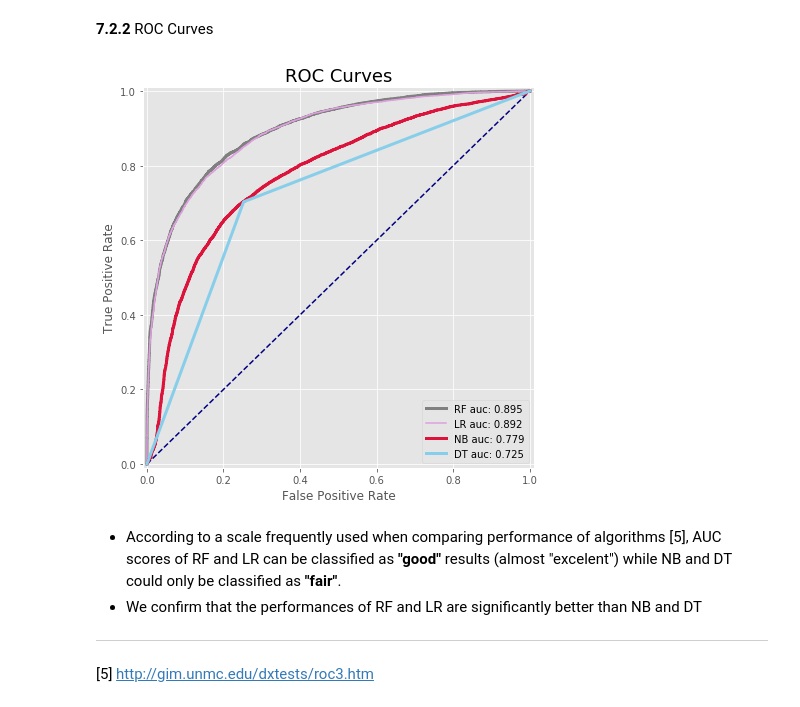
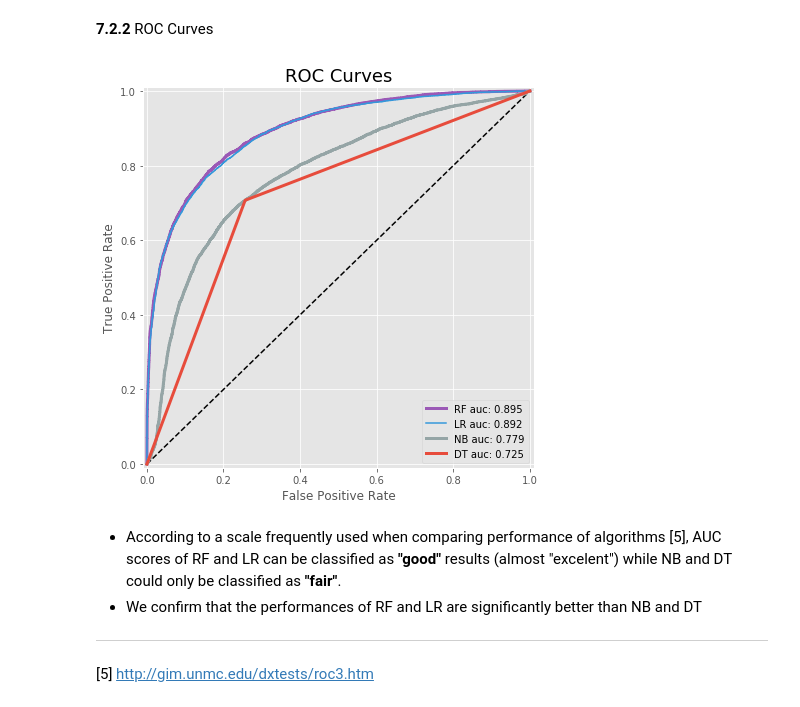
Before and after one commit to jperezlapillo/Living-Wage-Prediction, a Jupyter notebook: LivingWageProject.ipynb, the cells around one changed output. Saved outputs shown, nothing was run; the diff lists cells and outputs as text; code cells hidden in the pictures.

```diff
--- a/LivingWageProject.ipynb
+++ b/LivingWageProject.ipynb
@@ -551,9 +552,9 @@ NB Accuracy: 73.2 %
 # Decision trees
 from sklearn import tree
 dt = tree.DecisionTreeClassifier()
-dt_model = dt.fit(train[train_predictors], train['income_cat'])
+dt_model = dt.fit(train[train_predictors], train['wage_cat'])
 dt_predictions = dt_model.predict(test[test_predictors])
-dt_accuracy = accuracy_score(test['income_cat'], dt_predictions)
+dt_accuracy = accuracy_score(test['wage_cat'], dt_predictions)
 print('DT Accuracy:',round(dt_accuracy*100,1),'%')
 # %% [output]
 DT Accuracy: 72.8 %
@@ -584,9 +585,9 @@ Best Hyperparameters for RF: {'criterion': 'entropy', 'max_depth': 15, 'max_feat
 # Using best hyperparameters to build a final model
 from sklearn.ensemble import RandomForestClassifier
 rf = RandomForestClassifier(n_estimators=300, max_depth=15, criterion='entropy', random_state=1)
-rf_model = rf.fit(train[train_predictors], train['income_cat'])
+rf_model = rf.fit(train[train_predictors], train['wage_cat'])
 rf_predictions = rf_model.predict(test[test_predictors])
-rf_accuracy = accuracy_score(test['income_cat'], rf_predictions)
+rf_accuracy = accuracy_score(test['wage_cat'], rf_predictions)
 print('RF Accuracy:',round(rf_accuracy*100,1),'%')
 # %% [output]
 RF Accuracy: 81.4 %
@@ -596,9 +597,9 @@ RF Accuracy: 81.4 %
 # Logistic regression (on dummy dataset)
 from sklearn.linear_model import LogisticRegression
 lr = LogisticRegression()
-lr_model = lr.fit(train_dum_predictors, train_dum['income_cat'])
+lr_model = lr.fit(train_dum_predictors, train_dum['wage_cat'])
 lr_predictions = lr_model.predict(test_dum_predictors)
-lr_accuracy = accuracy_score(test_dum['income_cat'], lr_predictions)
+lr_accuracy = accuracy_score(test_dum['wage_cat'], lr_predictions)
 print('LR Accuracy:',round(lr_accuracy*100,1),'%')
 # %% [output]
 LR Accuracy: 81.1 %
@@ -631,36 +633,36 @@ def plot_model(name, model, color):
     if name == 'LR':
         probs = model.predict_proba(test_dum_predictors)
         probs = probs[:, 1]
-        auc = metrics.roc_auc_score(test_dum['income_cat'], probs)
-        fpr, tpr, thresholds = metrics.roc_curve(test_dum['income_cat'], probs)
+        auc = metrics.roc_auc_score(test_dum['wage_cat'], probs)
+        fpr, tpr, thresholds = metrics.roc_curve(test_dum['wage_cat'], probs)
         plt.plot(fpr, tpr, color=color, label=name+' auc: %0.3f' %auc)
         plt.legend(loc="lower right")
     else:
         probs = model.predict_proba(test[test_predictors])
         probs = probs[:, 1]
-        auc = metrics.roc_auc_score(test['income_cat'], probs)
-        fpr, tpr, thresholds = metrics.roc_curve(test['income_cat'], probs)
+        auc = metrics.roc_auc_score(test['wage_cat'], probs)
+        fpr, tpr, thresholds = metrics.roc_curve(test['wage_cat'], probs)
         plt.plot(fpr, tpr, color=color, label=name+' auc: %0.3f' %auc, lw=3)
         plt.legend(loc="lower right")
 # %%
 # Plotting ROC curves
 plt.figure(figsize=(7,7))
 # plot diagonal
-plt.plot([0, 1], [0, 1], linestyle='--', color='navy')
+plt.plot([0, 1], [0, 1], linestyle='--', color='black')
 # general graph definitions
 plt.xlim([-0.01, 1.01])
 plt.ylim([-0.01, 1.01])
 plt.xlabel('False Positive Rate')
 plt.ylabel('True Positive Rate')
 plt.title('ROC Curves', fontsize=18)
 # calling function on each model
-plot_model('RF', rf_model, 'grey')
-plot_model('LR', lr_model, 'plum')
-plot_model('NB', nb_model, 'crimson')
-plot_model('DT', dt_model, 'skyblue')
+plot_model('RF', rf_model, '#9b59b6')
+plot_model('LR', lr_model, '#3498db')
+plot_model('NB', nb_model, '#95a5a6')
+plot_model('DT', dt_model, '#e74c3c')
 plt.show()
 # %% [output]
-[figure, old version]
+[figure, new version]
 # %% [markdown]
 - According to a scale frequently used when comparing performance of algorithms [5], AUC scores of RF and LR can be classified as **"good"** results (almost "excelent") while NB and DT could only be classified as **"fair"**.
 - We confirm that the performances of RF and LR are significantly better than NB and DT
```
Also changed, not shown: parts of 45 cells of this notebook.
